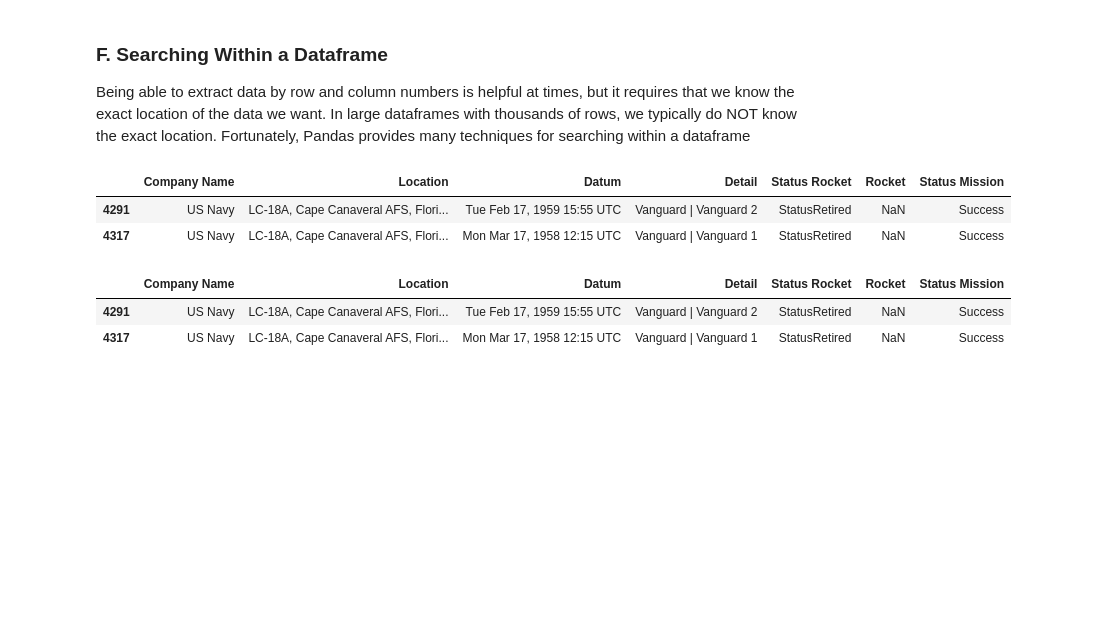
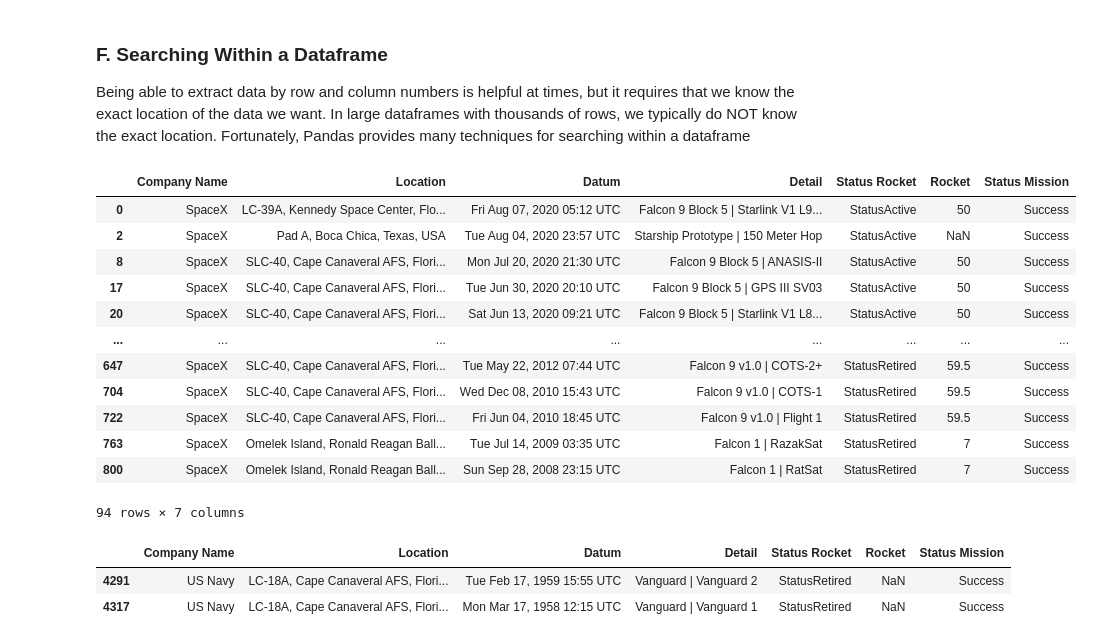
Before and after one commit to ChirpBird/python_class_thing, a Jupyter notebook: s09_tabular_data/s09_tabular_data.ipynb, the cells around one changed output. Saved outputs shown, nothing was run; the diff lists cells and outputs as text; code cells hidden in the pictures; blank space fills up the shorter version.

```diff
--- a/s09_tabular_data/s09_tabular_data.ipynb
+++ b/s09_tabular_data/s09_tabular_data.ipynb
@@ -339,11 +345,21 @@ Being able to extract data by row and column numbers is helpful at times, but it
 # %%
 # Searching for Specific Data in Dataframe
 # How many successful space launches were conducted by the U.S. Navy?
-space_df[(space_df["Company Name"] == "US Navy") & (space_df["Status Mission"] == "Success")]
+space_df[(space_df["Company Name"] == "SpaceX") & (space_df["Status Mission"] == "Success")]
 # %% [output]
 |  | Company Name | Location | Datum | Detail | Status Rocket | Rocket | Status Mission |
-| 4291 | US Navy | LC-18A, Cape Canaveral AFS, Flori... | Tue Feb 17, 1959 15:55 UTC | Vanguard | Vanguard 2 | StatusRetired | NaN | Success |
-| 4317 | US Navy | LC-18A, Cape Canaveral AFS, Flori... | Mon Mar 17, 1958 12:15 UTC | Vanguard | Vanguard 1 | StatusRetired | NaN | Success |
+| 0 | SpaceX | LC-39A, Kennedy Space Center, Flo... | Fri Aug 07, 2020 05:12 UTC | Falcon 9 Block 5 | Starlink V1 L9... | StatusActive | 50 | Success |
+| 2 | SpaceX | Pad A, Boca Chica, Texas, USA | Tue Aug 04, 2020 23:57 UTC | Starship Prototype | 150 Meter Hop | StatusActive | NaN | Success |
+| 8 | SpaceX | SLC-40, Cape Canaveral AFS, Flori... | Mon Jul 20, 2020 21:30 UTC | Falcon 9 Block 5 | ANASIS-II | StatusActive | 50 | Success |
+| 17 | SpaceX | SLC-40, Cape Canaveral AFS, Flori... | Tue Jun 30, 2020 20:10 UTC | Falcon 9 Block 5 | GPS III SV03 | StatusActive | 50 | Success |
+| 20 | SpaceX | SLC-40, Cape Canaveral AFS, Flori... | Sat Jun 13, 2020 09:21 UTC | Falcon 9 Block 5 | Starlink V1 L8... | StatusActive | 50 | Success |
+| ... | ... | ... | ... | ... | ... | ... | ... |
+| 647 | SpaceX | SLC-40, Cape Canaveral AFS, Flori... | Tue May 22, 2012 07:44 UTC | Falcon 9 v1.0 | COTS-2+ | StatusRetired | 59.5 | Success |
+| 704 | SpaceX | SLC-40, Cape Canaveral AFS, Flori... | Wed Dec 08, 2010 15:43 UTC | Falcon 9 v1.0 | COTS-1 | StatusRetired | 59.5 | Success |
+| 722 | SpaceX | SLC-40, Cape Canaveral AFS, Flori... | Fri Jun 04, 2010 18:45 UTC | Falcon 9 v1.0 | Flight 1 | StatusRetired | 59.5 | Success |
+| 763 | SpaceX | Omelek Island, Ronald Reagan Ball... | Tue Jul 14, 2009 03:35 UTC | Falcon 1 | RazakSat | StatusRetired | 7 | Success |
+| 800 | SpaceX | Omelek Island, Ronald Reagan Ball... | Sun Sep 28, 2008 23:15 UTC | Falcon 1 | RatSat | StatusRetired | 7 | Success |
+94 rows × 7 columns
 # %%
 # Alternate search technique using the `query()` method
 space_df.query("`Company Name` == 'US Navy' and `Status Mission` == 'Success'")
```
Also changed, not shown: parts of 1 cell of this notebook.
